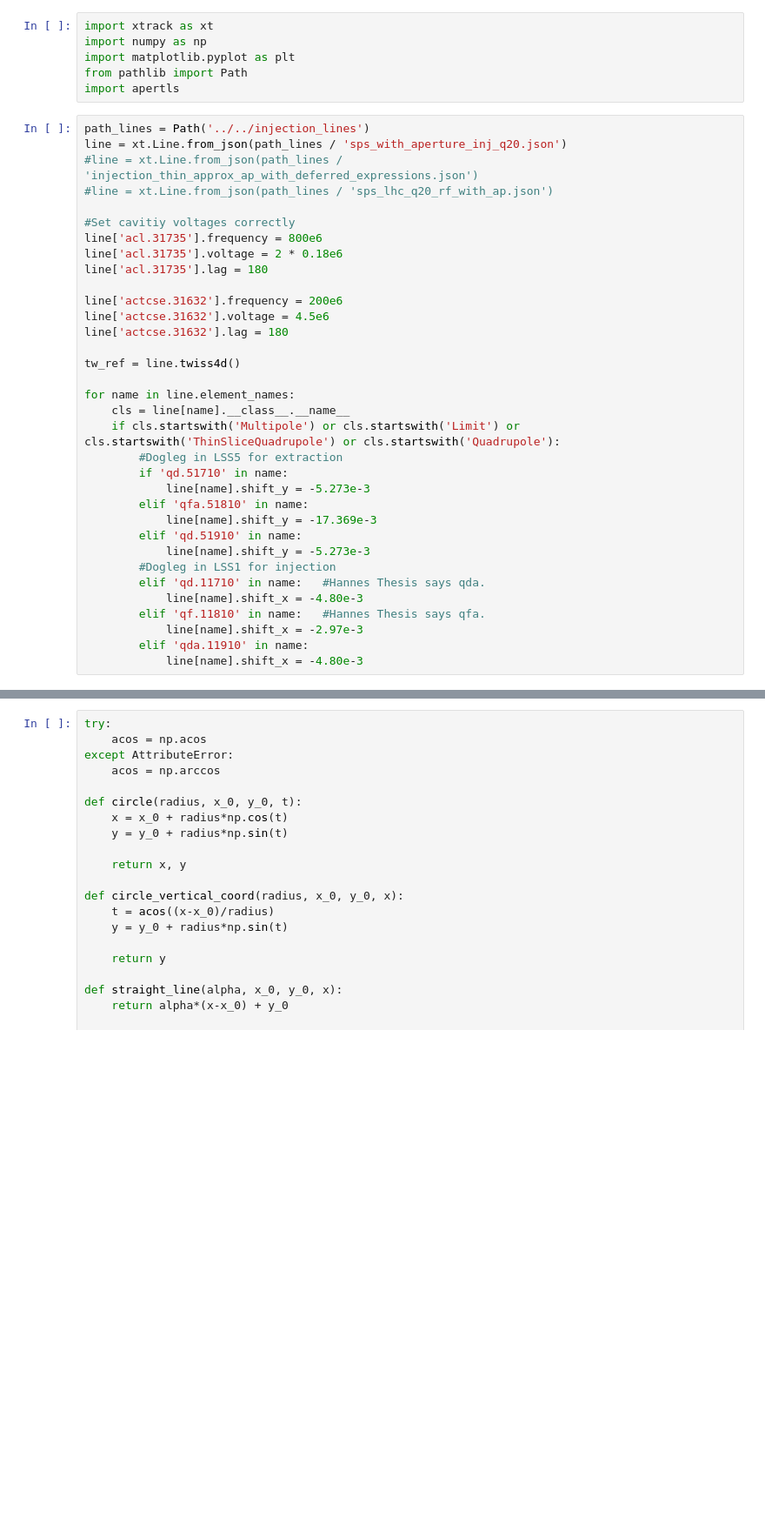
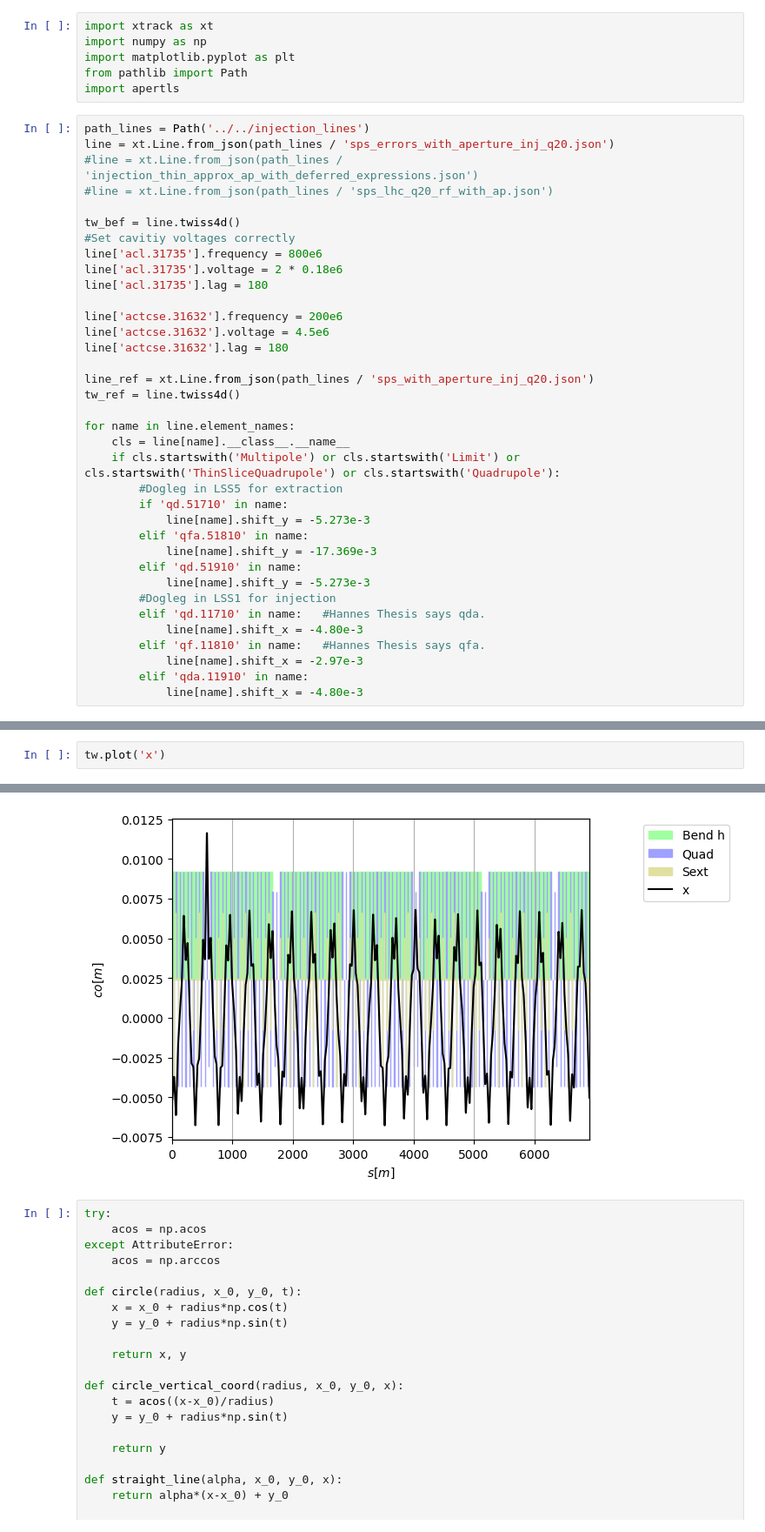
Before and after one commit to lisepauwels/sps_simulations, a Jupyter notebook: line_generation/flanges/beam_sagitta_dev.ipynb, the cells around one changed output, grey strips where cells are left out. Shown at 87% size. Drawn from its saved outputs; the diff is of its cells as text; blank space fills up the shorter version.

```diff
--- a/line_generation/flanges/beam_sagitta_dev.ipynb
+++ b/line_generation/flanges/beam_sagitta_dev.ipynb
@@ -6,10 +6,11 @@ from pathlib import Path
 import apertls
 # %%
 path_lines = Path('../../injection_lines')
-line = xt.Line.from_json(path_lines / 'sps_with_aperture_inj_q20.json')
+line = xt.Line.from_json(path_lines / 'sps_errors_with_aperture_inj_q20.json')
 #line = xt.Line.from_json(path_lines / 'injection_thin_approx_ap_with_deferred_expressions.json')
 #line = xt.Line.from_json(path_lines / 'sps_lhc_q20_rf_with_ap.json')
 
+tw_bef = line.twiss4d()
 #Set cavitiy voltages correctly
 line['acl.31735'].frequency = 800e6
 line['acl.31735'].voltage = 2 * 0.18e6
@@ -19,6 +20,7 @@ line['actcse.31632'].frequency = 200e6
 line['actcse.31632'].voltage = 4.5e6
 line['actcse.31632'].lag = 180
 
+line_ref = xt.Line.from_json(path_lines / 'sps_with_aperture_inj_q20.json')
 tw_ref = line.twiss4d()
 
 for name in line.element_names:
@@ -86,0 +97,3 @@ Iteration 9, x_rms: 1.21e-04 -> 1.21e-04, y_rms: 2.77e-04 -> 2.77e-04
+# %%
+tw.plot('x')
+# %% [output]
@@ -87,3 +101,4 @@ Iteration 9, x_rms: 1.21e-04 -> 1.21e-04, y_rms: 2.77e-04 -> 2.77e-04
+[figure, added]
 # %%
 try:
     acos = np.acos
```
Also changed, not shown: parts of 5 cells of this notebook, 9 other files.
